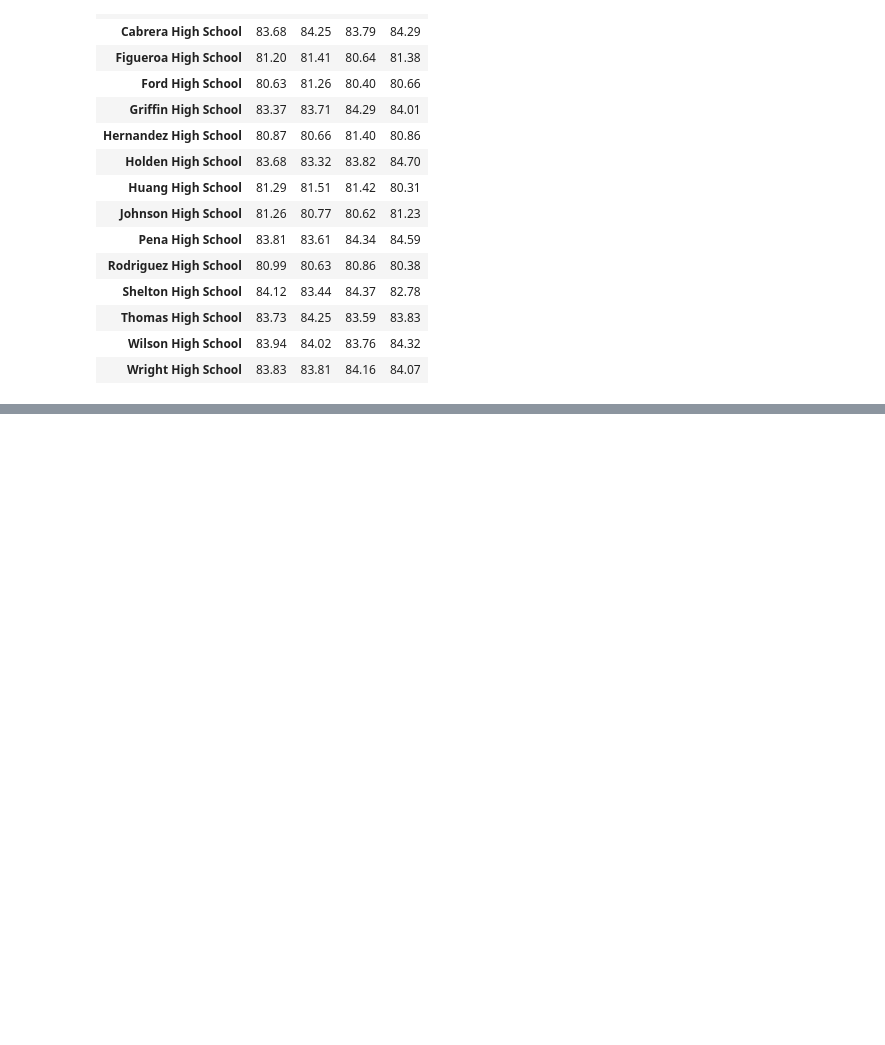
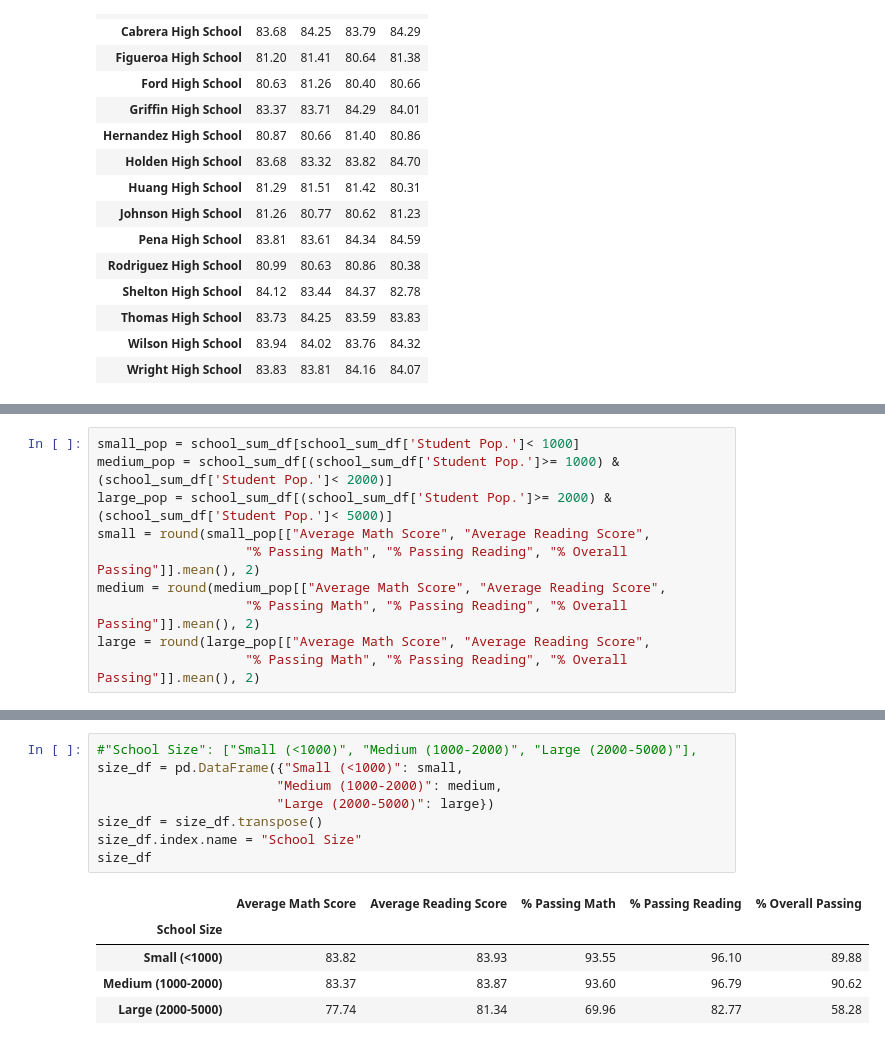
Before and after one commit to summer725/Pandas-Challenge, a Jupyter notebook: PyCitySchools/main.ipynb, the cells around one changed output, grey strips where cells are left out. Drawn from its saved outputs; the diff is of its cells as text; blank space fills up the shorter version.

```diff
--- a/PyCitySchools/main.ipynb
+++ b/PyCitySchools/main.ipynb
@@ -434,0 +328,10 @@ score_bud_stud
+# %%
+small_pop = school_sum_df[school_sum_df['Student Pop.']< 1000]
+medium_pop = school_sum_df[(school_sum_df['Student Pop.']>= 1000) & (school_sum_df['Student Pop.']< 2000)]
+large_pop = school_sum_df[(school_sum_df['Student Pop.']>= 2000) & (school_sum_df['Student Pop.']< 5000)]
+small = round(small_pop[["Average Math Score", "Average Reading Score",
+                   "% Passing Math", "% Passing Reading", "% Overall Passing"]].mean(), 2)
+medium = round(medium_pop[["Average Math Score", "Average Reading Score",
+                   "% Passing Math", "% Passing Reading", "% Overall Passing"]].mean(), 2)
+large = round(large_pop[["Average Math Score", "Average Reading Score",
+                   "% Passing Math", "% Passing Reading", "% Overall Passing"]].mean(), 2)
@@ -434,0 +349,14 @@ score_bud_stud
+# %%
+#"School Size": ["Small (<1000)", "Medium (1000-2000)", "Large (2000-5000)"],
+size_df = pd.DataFrame({"Small (<1000)": small,
+                       "Medium (1000-2000)": medium,
+                       "Large (2000-5000)": large})
+size_df = size_df.transpose()
+size_df.index.name = "School Size"
+size_df
+# %% [output]
+|  | Average Math Score | Average Reading Score | % Passing Math | % Passing Reading | % Overall Passing |
+| School Size |  |  |  |  |  |
+| Small (<1000) | 83.82 | 83.93 | 93.55 | 96.10 | 89.88 |
+| Medium (1000-2000) | 83.37 | 83.87 | 93.60 | 96.79 | 90.62 |
+| Large (2000-5000) | 77.74 | 81.34 | 69.96 | 82.77 | 58.28 |
```
Also changed, not shown: parts of 22 cells of this notebook.
